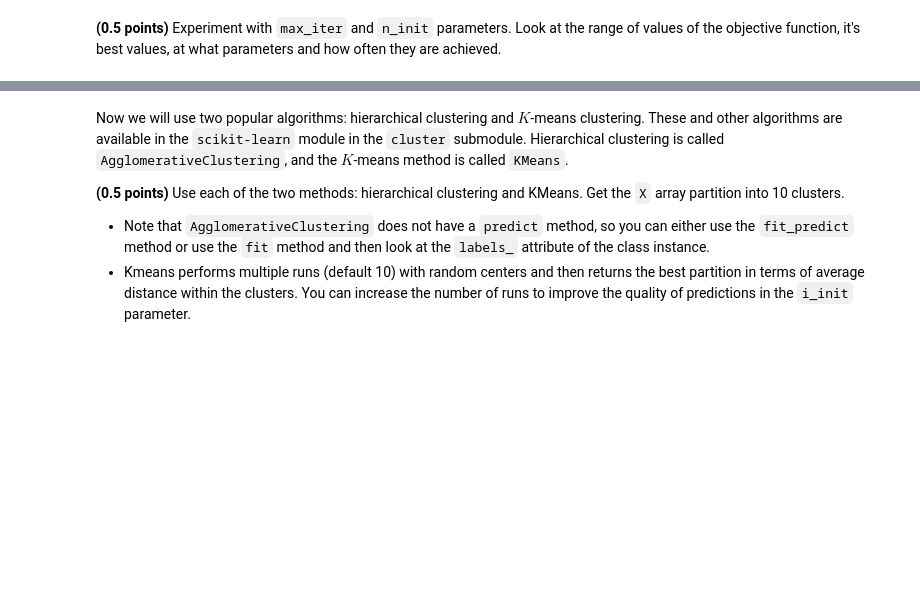
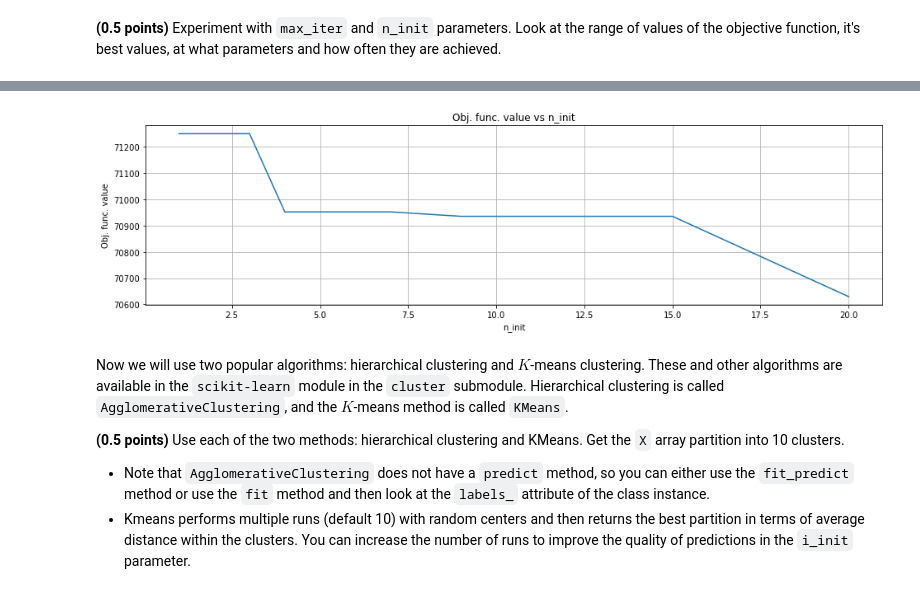
Before and after one commit to AndreiMedvedevSaratov/ml-8_clustering, a Jupyter notebook: clustering.ipynb, the cells around one changed output, grey strips where cells are left out. Cells and saved outputs as stored; diff of their text form; code cells hidden in the pictures; blank space fills up the shorter version.

```diff
--- a/clustering.ipynb
+++ b/clustering.ipynb
@@ -226,0 +261,19 @@ ax1.grid()
+# %%
+n_init_array = [1, 2, 3, 4, 5, 6, 7, 9, 11, 13, 15, 20]
+
+obj_func_2 = np.zeros(len(n_init_array))
+
+for i in range(len(n_init_array)):
+    kmeans_2 = CustomKMeans(n_clusters=10, max_iter=30, n_init=n_init_array[i])
+    kmeans_2 = kmeans_2.fit(X_scaled)
+    obj_func_2[i] = kmeans_2.obj_func_
+
+fig = plt.figure(figsize=(16,4))
+
+plt.plot(n_init_array, obj_func_2)
+plt.title('Obj. func. value vs n_init')
+plt.xlabel('n_init')
+plt.ylabel('Obj. func. value')
+plt.grid()
+# %% [output]
+[figure, added]
```
Also changed, not shown: parts of 10 cells of this notebook.
